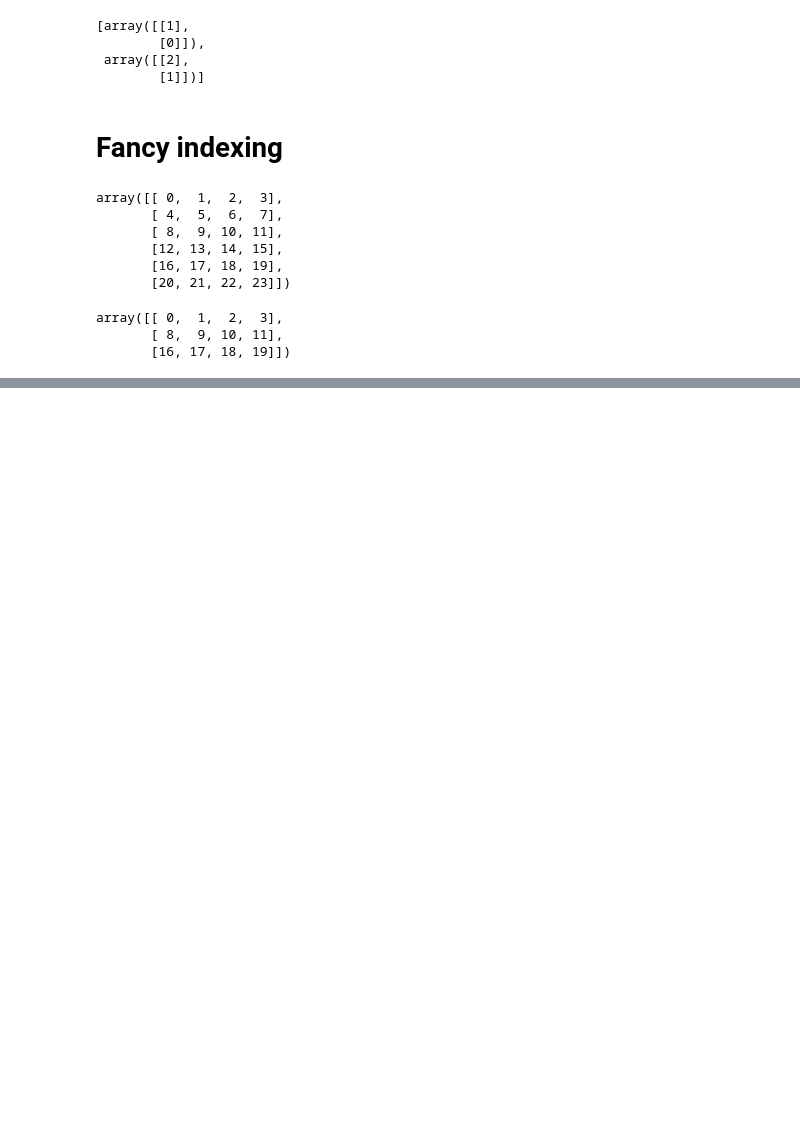
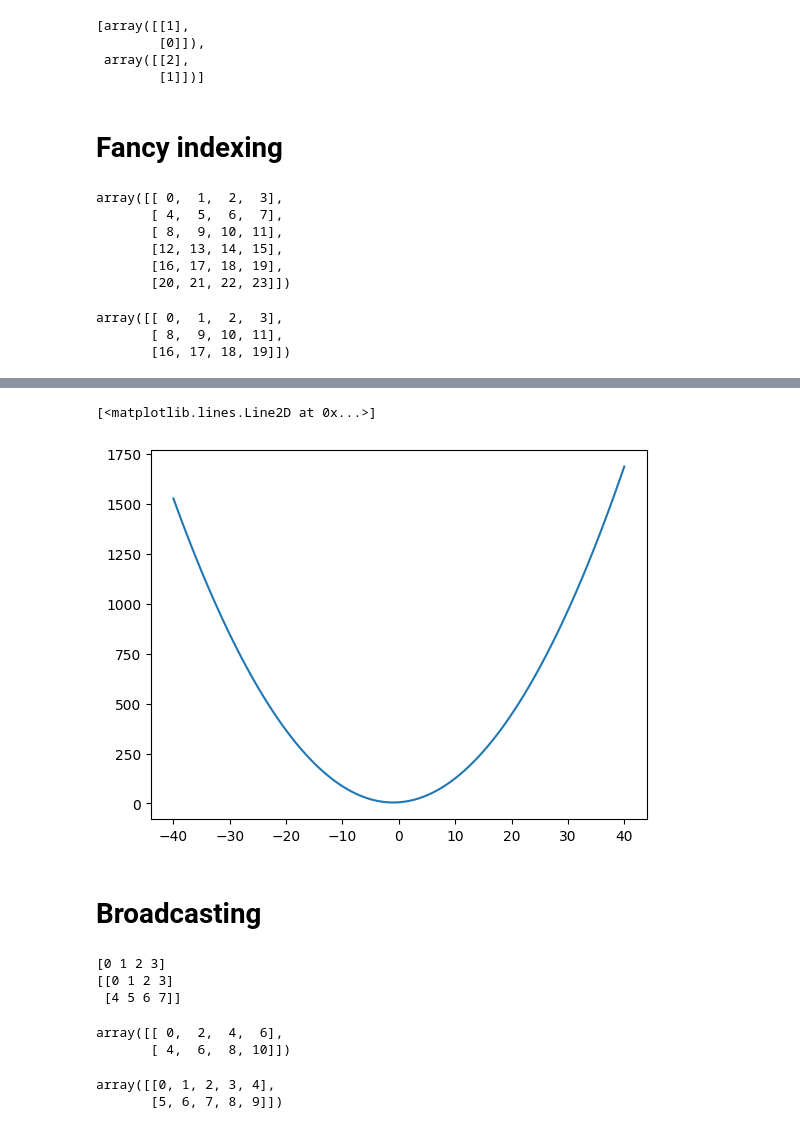
Before and after one commit to ujjwalbasnyat/numpy, a Jupyter notebook: numpy.ipynb, the cells around one changed output, grey strips where cells are left out. Cells and saved outputs as stored; diff of their text form; code cells hidden in the pictures; blank space fills up the shorter version.

Commit message:
broadcasting, fancy indexing

```diff
--- a/numpy.ipynb
+++ b/numpy.ipynb
@@ -320,0 +397,7 @@ array([[ 0,  1,  2,  3],
+# %%
+plt.plot(x,y)
+# %% [output]
+[<matplotlib.lines.Line2D at 0x...>]
+[figure, added]
+# %% [markdown]
+# Broadcasting
@@ -320,0 +406,20 @@ array([[ 0,  1,  2,  3],
+# %%
+arr16 = np.arange(4)
+arr17 = np.arange(8).reshape(2,4)
+print(arr16)
+print(arr17)
+# %% [output]
+[0 1 2 3]
+[[0 1 2 3]
+ [4 5 6 7]]
+# %%
+arr16+arr17
+# %% [output]
+array([[ 0,  2,  4,  6],
+       [ 4,  6,  8, 10]])
+# %%
+arr18 = np.arange(10).reshape(2,5)
+arr18
+# %% [output]
+array([[0, 1, 2, 3, 4],
+       [5, 6, 7, 8, 9]])
```
Also changed, not shown: parts of 14 cells of this notebook.
